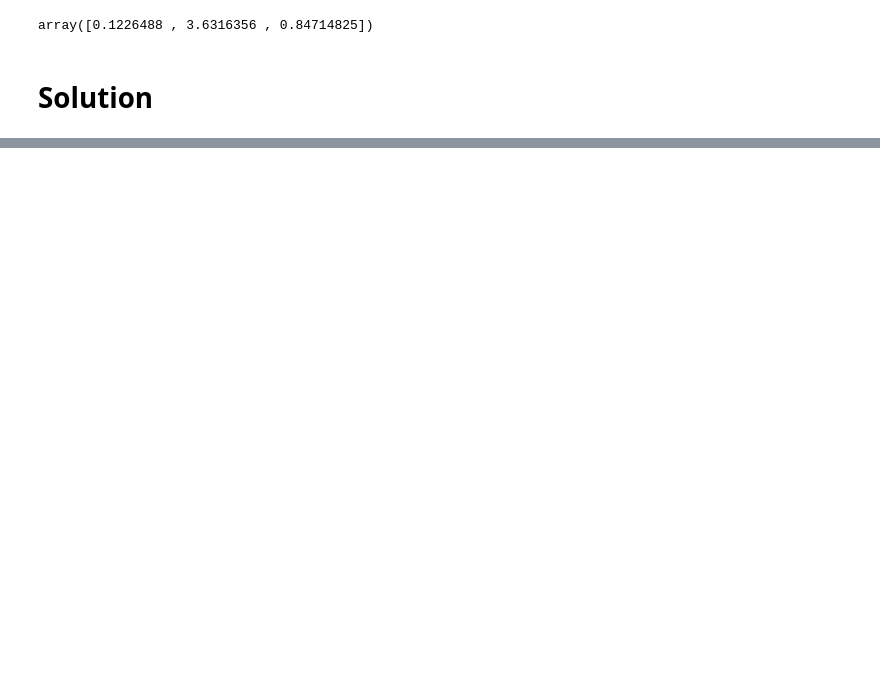
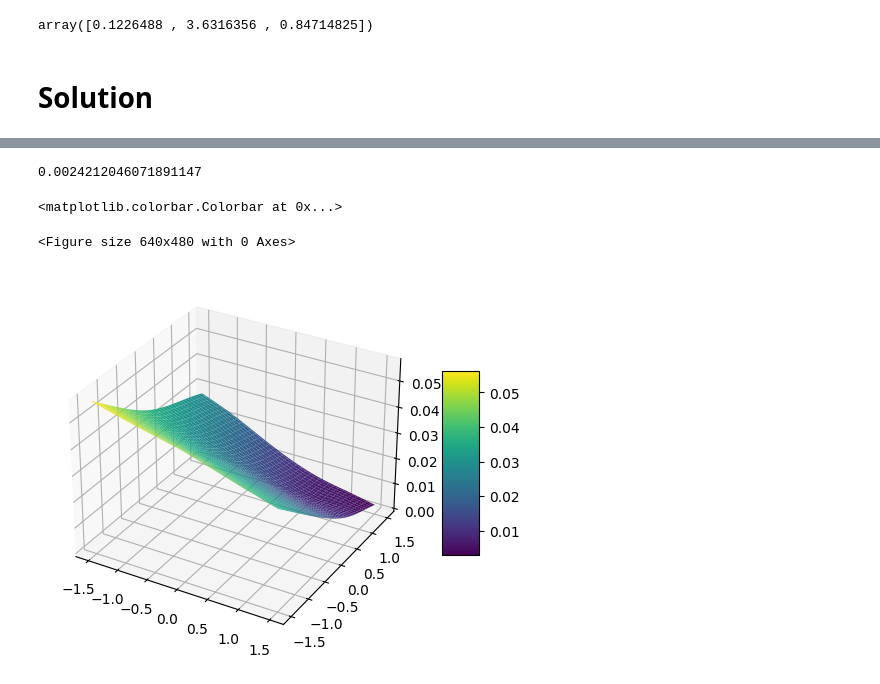
Before and after one commit to Alepescinaa/ScientificTools, a Jupyter notebook: Project1/Cp2/PINN.ipynb, the cells around one changed output, grey strips where cells are left out. Cells and saved outputs as stored; diff of their text form; code cells hidden in the pictures; blank space fills up the shorter version.

```diff
--- a/Project1/Cp2/PINN.ipynb
+++ b/Project1/Cp2/PINN.ipynb
@@ -76,7 +76,8 @@ def penalty(param, lower_bound, upper_bound):
                          tf.square(tf.maximum(lower_bound - param, 0)))
 # PINN loss function
 def loss(xcl,ycl,xmeas,ymeas,umeas,param):
-    umeas_pred = PINN(tf.concat([xmeas,ymeas],1))
+    input_data=tf.concat([xmeas,ymeas],1)
+    umeas_pred = PINN(input_data)
     r_pred   = r_PINN(xcl,ycl,param)
 
     # loss components
@@ -147,7 +155,8 @@ PINN = tf.keras.Sequential([
 # residual computation based on AD
 @tf.function
 def r_PINN(x,y,param):
-    u = PINN(tf.concat([x,y], 1))
+    input_data=tf.concat([x,y],1)
+    u = PINN(input_data)
     u_x = tf.gradients(u,x)[0]
     u_y = tf.gradients(u,y)[0]
     u_grad = tf.transpose(tf.concat([u_x, u_y], axis=1))
@@ -173,8 +182,8 @@ tf_optimizer = tf.keras.optimizers.Adam(learning_rate=initial_learning_rate,beta
 pi = tf.constant(np.pi,dtype=tf.float64)
 param = tf.Variable([[0.01], [3], [0.1]], trainable=True,dtype=tf.float64)
 
-patience = 1000
-patience_lr= 200
+patience = 600
+patience_lr= 500
 min_delta = 1e-9
 best_val_loss = float('inf')
 wait = 0
@@ -198,7 +207,7 @@ for iter in range(20000):
   else:
       wait += 1
       if wait >= patience_lr:
-         tf_optimizer.learning_rate = tf_optimizer.learning_rate/2
+         tf_optimizer.learning_rate = tf_optimizer.learning_rate*0.8
 
       if wait >= patience:
           print('Early stopping at epoch', iter + 1)
@@ -252,0 +262,42 @@ Early stopping at epoch 1394
+# %%
+from scipy.interpolate import RBFInterpolator
+
+def checkpoint1_solution(x, y, t, X, Y, s_value=0.05, s_aniso_1=0.5, s_aniso_2=0.5):
+    coordinates = np.column_stack((x, y))
+
+    mesh_coordinates=np.column_stack((X.ravel(), Y.ravel()))
+
+    s = [s_value,s_value,s_value,s_value,s_value,s_value,s_value,s_value,s_value,s_value,s_aniso_1, s_value,s_value,s_value,s_value, s_aniso_2,s_value,s_value,s_value,s_value]
+
+    rbf = RBFInterpolator(coordinates, t, neighbors=None, smoothing=s, kernel='thin_plate_spline', epsilon=None, degree=1)
+
+    time_pred = rbf(mesh_coordinates)
+    time_pred=time_pred.reshape(151,151)
+
+    return time_pred
+# %%
+time_pred=checkpoint1_solution(xmeas, ymeas, tmeas, X, Y, s_value=0.05, s_aniso_1=0.5, s_aniso_2=0.5)
+# %%
+mse=0.0
+PINN_flat = PINN(X_flat)
+time_pred_net = tf.reshape(PINN_flat, (151, 151))
+
+for i in range(151):
+  for j in range(151):
+    mse += (time_pred[i, j] - time_pred_net[i,j]) ** 2
+
+mse_sq= np.sqrt(mse/22801)
+
+print(np.mean(mse_sq))
+# %% [output]
+0.0024212046071891147
+# %%
+plt.figure()
+fig, ax = plt.subplots(subplot_kw={"projection": "3d"})
+surf = ax.plot_surface(X,Y,time_pred, cmap = 'viridis')
+ax.axes.set_zlim3d(bottom=0, top=np.max(time_pred))
+fig.colorbar(surf, ax=ax, shrink=0.5, aspect=5)
+# %% [output]
+<matplotlib.colorbar.Colorbar at 0x...>
+<Figure size 640x480 with 0 Axes>
+[figure, added]
```
Also changed, not shown: parts of 6 cells of this notebook.
